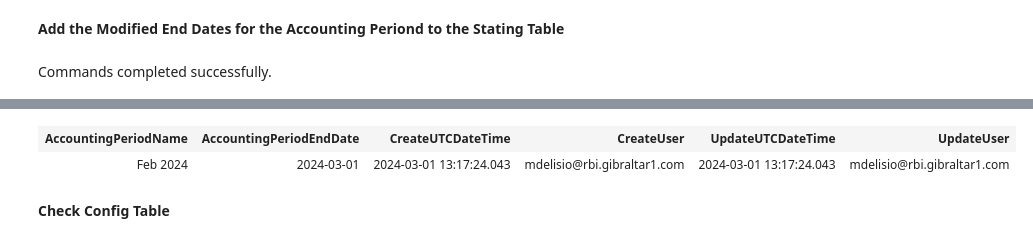
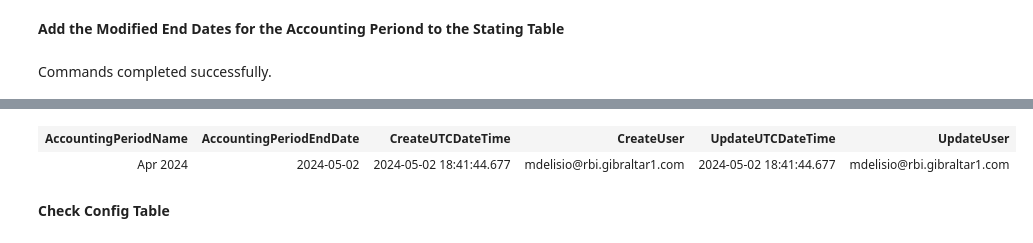
Before and after one commit to mdelisio/SQL-Scripts, a Jupyter notebook: Notebook- Update Accouinting Period End Date.ipynb, the cells around one changed output, grey strips where cells are left out. Cells and saved outputs as stored; diff of their text form; code cells hidden in the pictures.

```diff
--- a/Notebook- Update Accouinting Period End Date.ipynb
+++ b/Notebook- Update Accouinting Period End Date.ipynb
@@ -2,7 +2,7 @@
 **Add the Modified End Dates for the Accounting Periond to the Stating Table**
 # %%
 	EXEC EDWConfig.usp_AccountingPeriodEndDate_Modify
-		@AccountingPeriodName		= 'Feb 2024'
-		,@AccountingPeriodEndDate	= '2024-03-01'
+		@AccountingPeriodName		= 'Apr 2024'
+		,@AccountingPeriodEndDate	= '2024-05-02'
 # %% [output]
 Commands completed successfully.
@@ -10,5 +10,5 @@ Total execution time: 00:00:00.132
 | AccountingPeriodName | AccountingPeriodEndDate | CreateUTCDateTime | CreateUser | UpdateUTCDateTime | UpdateUser |
-| Feb 2024 | 2024-03-01 | 2024-03-01 13:17:24.043 | mdelisio@rbi.gibraltar1.com | 2024-03-01 13:17:24.043 | mdelisio@rbi.gibraltar1.com |
+| Apr 2024 | 2024-05-02 | 2024-05-02 18:41:44.677 | mdelisio@rbi.gibraltar1.com | 2024-05-02 18:41:44.677 | mdelisio@rbi.gibraltar1.com |
 # %% [markdown]
 **Check Config Table**
 # %%
```
Also changed, not shown: parts of 4 cells of this notebook, 5 other files.
